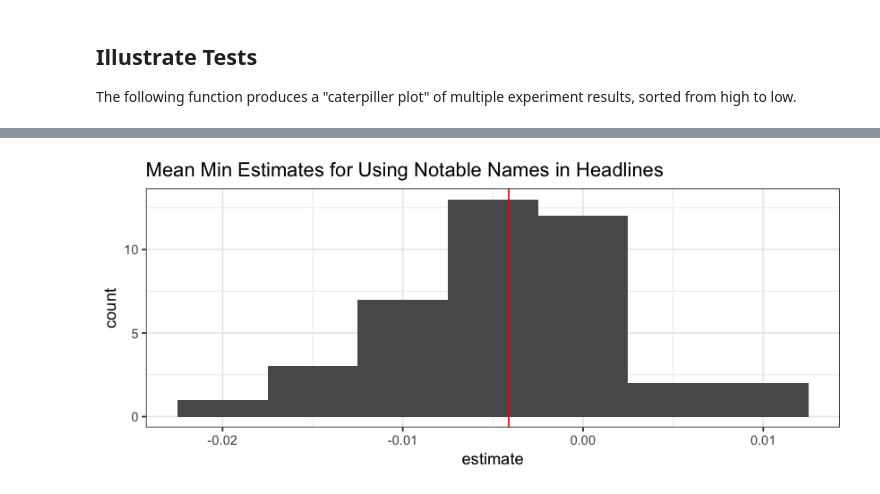
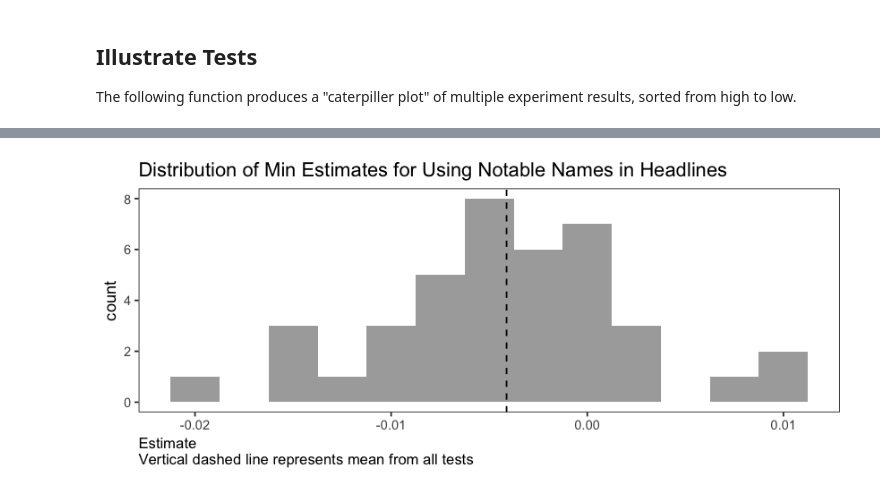
Before and after one commit to natematias/design-governance-experiments, a Jupyter notebook: assignments/upworthy-archive-project/visualizing-max-min-effect-packages.R.ipynb, the cells around one changed output, grey strips where cells are left out. Saved outputs shown, nothing was run; the diff lists cells and outputs as text; code cells hidden in the pictures.

Commit message:
added final code for selecting packages and visualizing effects

```diff
--- a/assignments/upworthy-archive-project/visualizing-max-min-effect-packages.R.ipynb
+++ b/assignments/upworthy-archive-project/visualizing-max-min-effect-packages.R.ipynb
@@ -207,8 +200,13 @@ ggplot(max.tests.results.df, aes(reorder(test.id, -estimate), estimate)) +
 # %%
 ggplot(min.tests.results.df, aes(estimate)) +
-    geom_histogram(binwidth=0.005) +
-    theme_bw() +
-    geom_vline(xintercept=mean(min.tests.results.df$estimate), color="red") +
-    ggtitle("Mean Min Estimates for Using Notable Names in Headlines")
+    geom_histogram(binwidth=0.0025, fill="#aaaaaa") +
+        theme_bw() +
+        theme(axis.title.x = element_text(hjust=0, size=10),
+              panel.grid.major = element_blank(),
+              panel.grid.minor = element_blank()) +
+    geom_vline(xintercept=mean(min.tests.results.df$estimate),
+               color="black", linetype="dashed") +
+    ggtitle("Distribution of Min Estimates for Using Notable Names in Headlines") +
+    xlab(paste("Estimate", "\n", "Vertical dashed line represents mean from all tests", sep=""))
 # %% [output]
-[figure, old version]
+[figure, new version]
```
Also changed, not shown: parts of 7 cells of this notebook, 1 other file.
